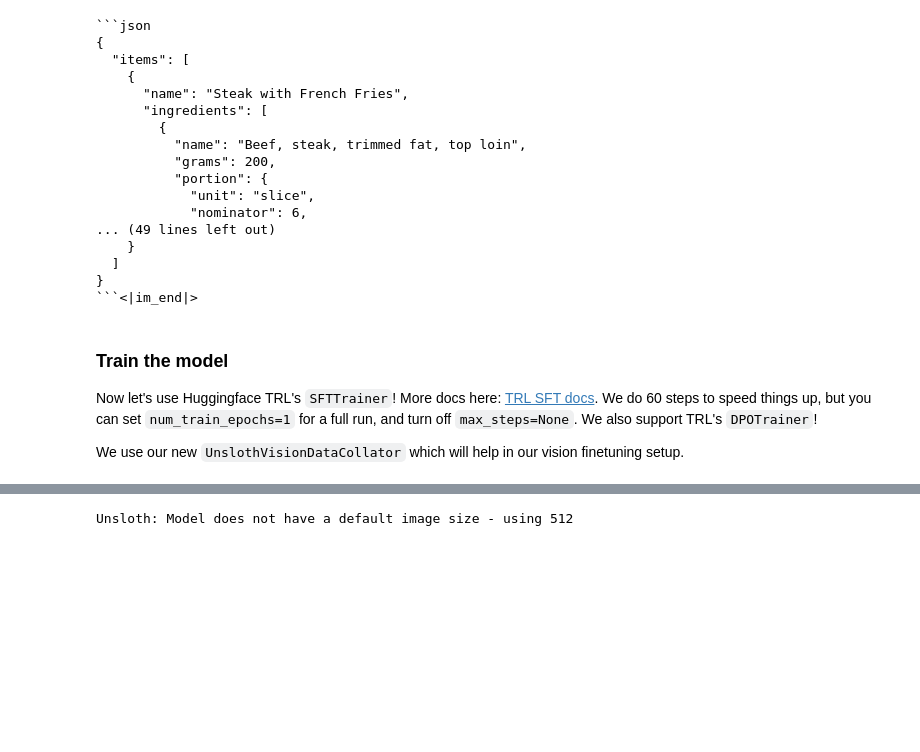
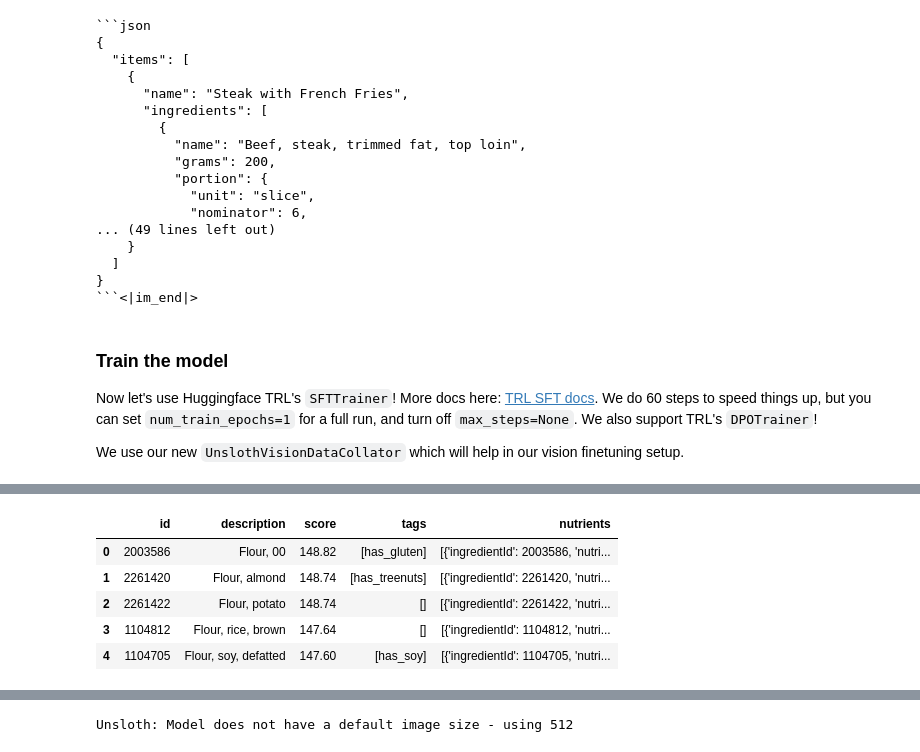
Before and after one commit to cem-unuvar/docs, a Jupyter notebook: nb/Qwen2.5_VL_(7B)-Vision.ipynb, the cells around one changed output, grey strips where cells are left out. Drawn from its saved outputs; the diff is of its cells as text; code cells hidden in the pictures; blank space fills up the shorter version.

```diff
--- a/nb/Qwen2.5_VL_(7B)-Vision.ipynb
+++ b/nb/Qwen2.5_VL_(7B)-Vision.ipynb
@@ -272,0 +369,10 @@ We use our new `UnslothVisionDataCollator` which will help in our vision finetun
+# %%
+results = search_ingredients(df, "Flour")
+results
+# %% [output]
+|  | id | description | score | tags | nutrients |
+| 0 | 2003586 | Flour, 00 | 148.82 | [has_gluten] | [{'ingredientId': 2003586, 'nutri... |
+| 1 | 2261420 | Flour, almond | 148.74 | [has_treenuts] | [{'ingredientId': 2261420, 'nutri... |
+| 2 | 2261422 | Flour, potato | 148.74 | [] | [{'ingredientId': 2261422, 'nutri... |
+| 3 | 1104812 | Flour, rice, brown | 147.64 | [] | [{'ingredientId': 1104812, 'nutri... |
+| 4 | 1104705 | Flour, soy, defatted | 147.60 | [has_soy] | [{'ingredientId': 1104705, 'nutri... |
```
Also changed, not shown: parts of 7 cells of this notebook.
